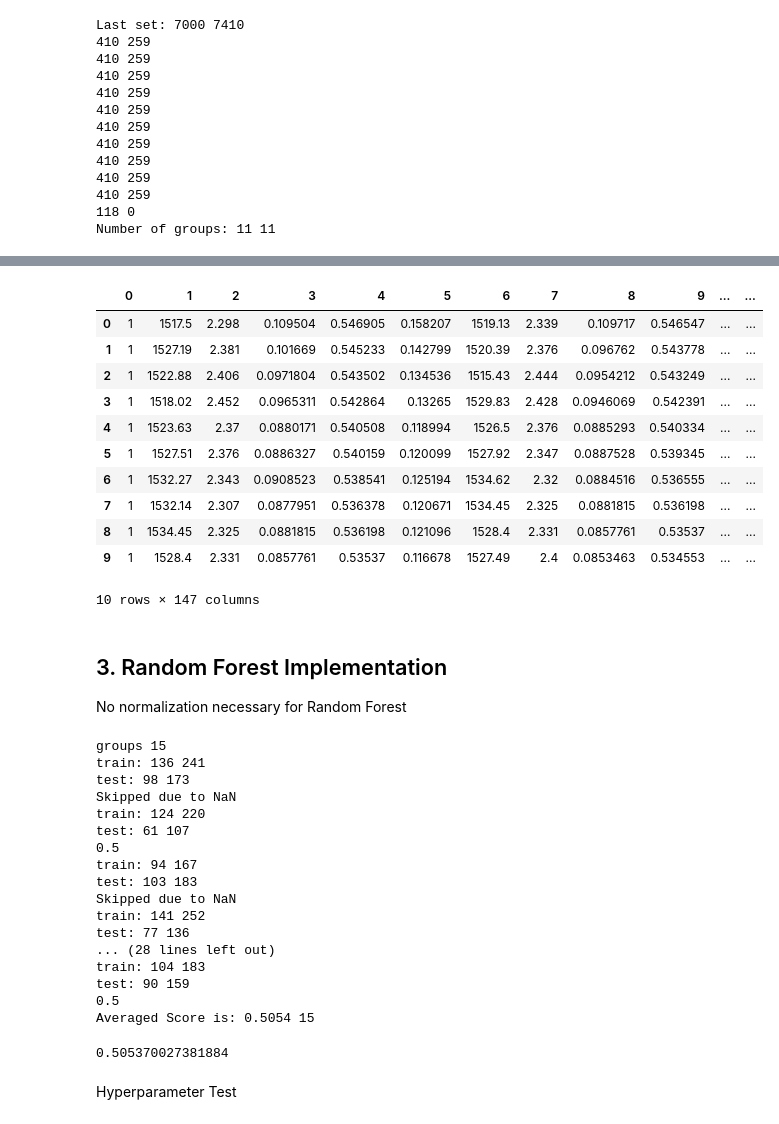
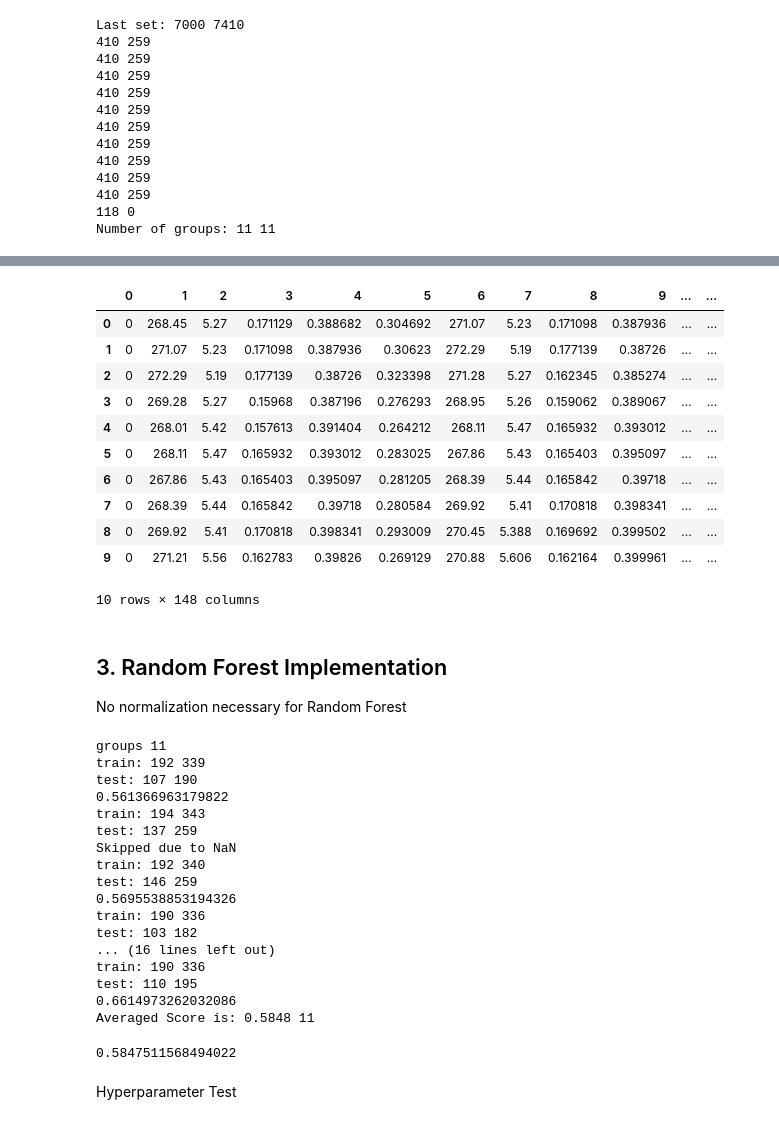
Before and after one commit to elisawarner/Stock_Project, a Jupyter notebook: Python/Random_Forest.ipynb, the cells around one changed output, grey strips where cells are left out. Cells and saved outputs as stored; diff of their text form; code cells hidden in the pictures.

```diff
--- a/Python/Random_Forest.ipynb
+++ b/Python/Random_Forest.ipynb
@@ -109,7 +109,7 @@ train.shape
 # %% [output]
 (7120, 422)
 # %%
-train = train[:, :148] # drop google columns
+train = train[:, :149] # drop google columns
 # %%
 train = train[2:,1:] # drop date
 train
@@ -262,20 +262,20 @@ t.head(n=10)
 # %%
 #trainDataPartition[18]
-t = pd.DataFrame(trainDataPartition[14])
+t = pd.DataFrame(trainDataPartition[1])
 t.head(n=10)
 # %% [output]
 |  | 0 | 1 | 2 | 3 | 4 | 5 | 6 | 7 | 8 | 9 | ... | ... |
-| 0 | 1 | 1517.5 | 2.298 | 0.109504 | 0.546905 | 0.158207 | 1519.13 | 2.339 | 0.109717 | 0.546547 | ... | ... |
-| 1 | 1 | 1527.19 | 2.381 | 0.101669 | 0.545233 | 0.142799 | 1520.39 | 2.376 | 0.096762 | 0.543778 | ... | ... |
-| 2 | 1 | 1522.88 | 2.406 | 0.0971804 | 0.543502 | 0.134536 | 1515.43 | 2.444 | 0.0954212 | 0.543249 | ... | ... |
-| 3 | 1 | 1518.02 | 2.452 | 0.0965311 | 0.542864 | 0.13265 | 1529.83 | 2.428 | 0.0946069 | 0.542391 | ... | ... |
-| 4 | 1 | 1523.63 | 2.37 | 0.0880171 | 0.540508 | 0.118994 | 1526.5 | 2.376 | 0.0885293 | 0.540334 | ... | ... |
-| 5 | 1 | 1527.51 | 2.376 | 0.0886327 | 0.540159 | 0.120099 | 1527.92 | 2.347 | 0.0887528 | 0.539345 | ... | ... |
-| 6 | 1 | 1532.27 | 2.343 | 0.0908523 | 0.538541 | 0.125194 | 1534.62 | 2.32 | 0.0884516 | 0.536555 | ... | ... |
-| 7 | 1 | 1532.14 | 2.307 | 0.0877951 | 0.536378 | 0.120671 | 1534.45 | 2.325 | 0.0881815 | 0.536198 | ... | ... |
-| 8 | 1 | 1534.45 | 2.325 | 0.0881815 | 0.536198 | 0.121096 | 1528.4 | 2.331 | 0.0857761 | 0.53537 | ... | ... |
-| 9 | 1 | 1528.4 | 2.331 | 0.0857761 | 0.53537 | 0.116678 | 1527.49 | 2.4 | 0.0853463 | 0.534553 | ... | ... |
+| 0 | 0 | 268.45 | 5.27 | 0.171129 | 0.388682 | 0.304692 | 271.07 | 5.23 | 0.171098 | 0.387936 | ... | ... |
+| 1 | 0 | 271.07 | 5.23 | 0.171098 | 0.387936 | 0.30623 | 272.29 | 5.19 | 0.177139 | 0.38726 | ... | ... |
+| 2 | 0 | 272.29 | 5.19 | 0.177139 | 0.38726 | 0.323398 | 271.28 | 5.27 | 0.162345 | 0.385274 | ... | ... |
+| 3 | 0 | 269.28 | 5.27 | 0.15968 | 0.387196 | 0.276293 | 268.95 | 5.26 | 0.159062 | 0.389067 | ... | ... |
+| 4 | 0 | 268.01 | 5.42 | 0.157613 | 0.391404 | 0.264212 | 268.11 | 5.47 | 0.165932 | 0.393012 | ... | ... |
+| 5 | 0 | 268.11 | 5.47 | 0.165932 | 0.393012 | 0.283025 | 267.86 | 5.43 | 0.165403 | 0.395097 | ... | ... |
+| 6 | 0 | 267.86 | 5.43 | 0.165403 | 0.395097 | 0.281205 | 268.39 | 5.44 | 0.165842 | 0.39718 | ... | ... |
+| 7 | 0 | 268.39 | 5.44 | 0.165842 | 0.39718 | 0.280584 | 269.92 | 5.41 | 0.170818 | 0.398341 | ... | ... |
+| 8 | 0 | 269.92 | 5.41 | 0.170818 | 0.398341 | 0.293009 | 270.45 | 5.388 | 0.169692 | 0.399502 | ... | ... |
+| 9 | 0 | 271.21 | 5.56 | 0.162783 | 0.39826 | 0.269129 | 270.88 | 5.606 | 0.162164 | 0.399961 | ... | ... |
-10 rows × 147 columns
+10 rows × 148 columns
 # %% [markdown]
 ## 3. Random Forest Implementation
 No normalization necessary for Random Forest
@@ -344,24 +344,24 @@ def rf(train_list, val_list, group):
 print('groups', group)
 rf(valDataPartition, trainDataPartition, group)
 # %% [output]
-groups 15
-train: 136 241
-test: 98 173
+groups 11
+train: 192 339
+test: 107 190
+0.561366963179822
+train: 194 343
+test: 137 259
 Skipped due to NaN
-train: 124 220
-test: 61 107
-0.5
-train: 94 167
-test: 103 183
-Skipped due to NaN
-train: 141 252
-test: 77 136
-... (28 lines left out)
-train: 104 183
-test: 90 159
-0.5
-Averaged Score is: 0.5054 15
+train: 192 340
+test: 146 259
+0.5695538853194326
+train: 190 336
+test: 103 182
+... (16 lines left out)
+train: 190 336
+test: 110 195
+0.6614973262032086
+Averaged Score is: 0.5848 11
-0.505370027381884
+0.5847511568494022
 # %% [markdown]
 Hyperparameter Test
 # %%
```
Also changed, not shown: parts of 13 cells of this notebook, 1 other file.
